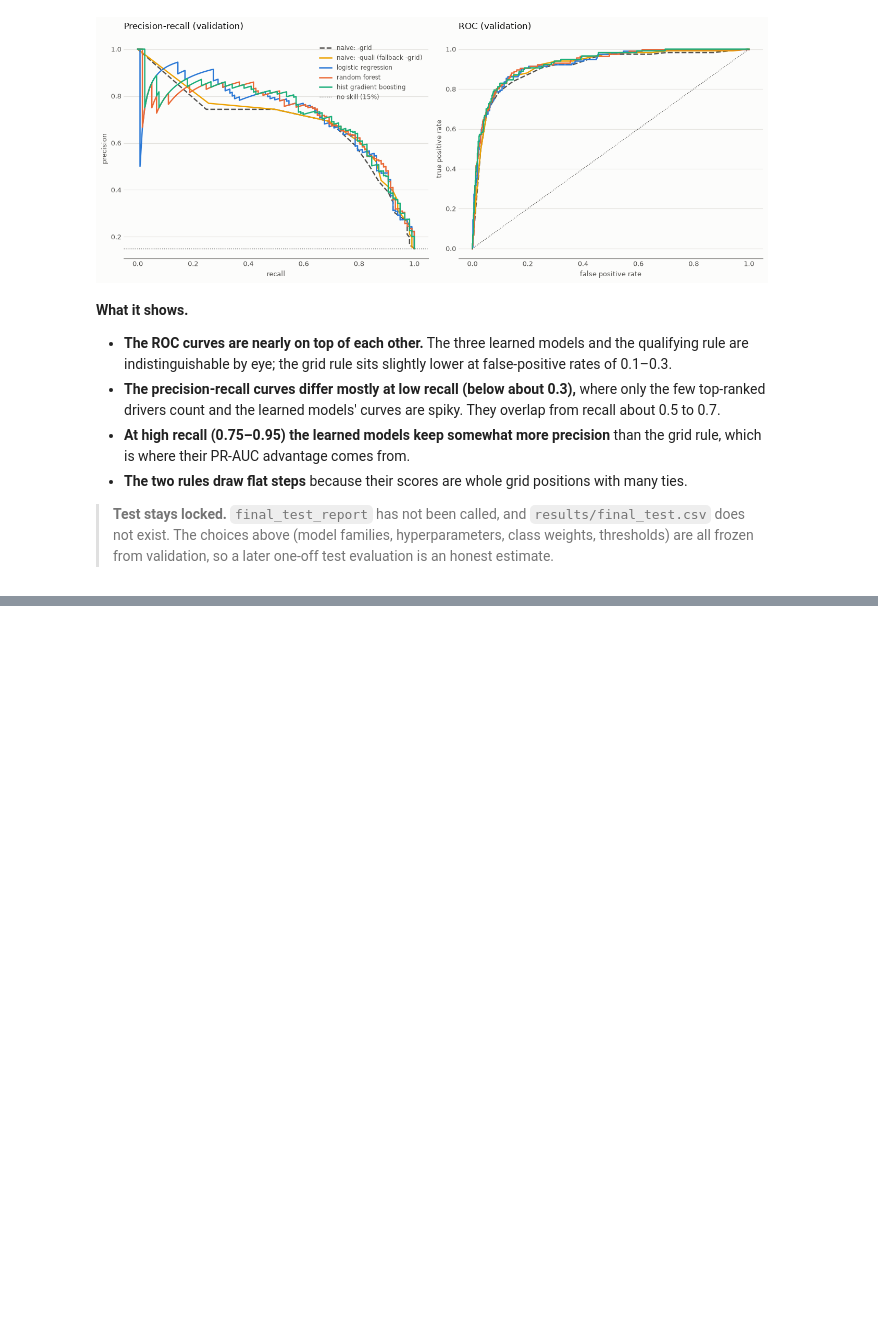
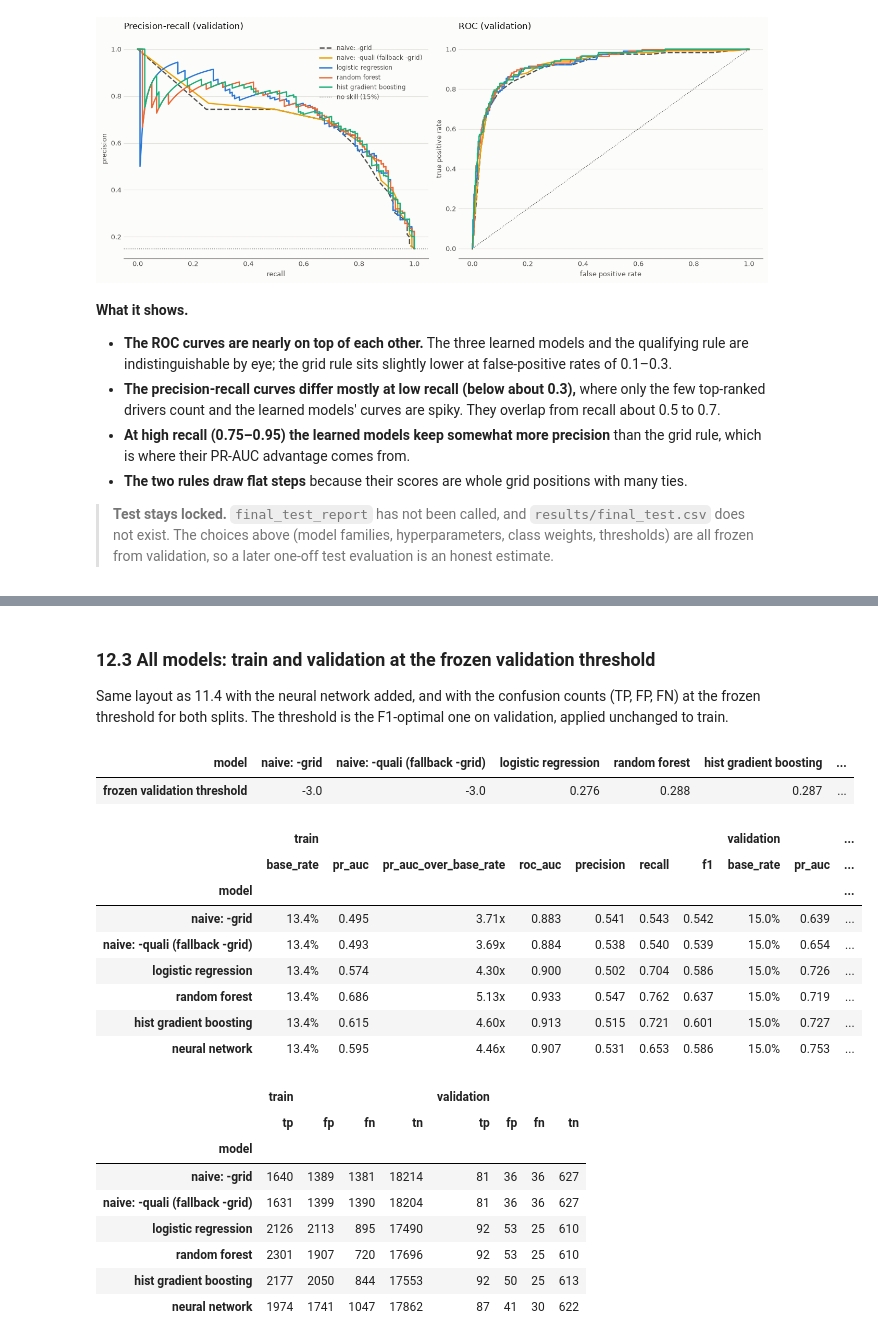
Before and after one commit to YShimy/f1-podium, a Jupyter notebook: notebooks/milestone1.ipynb, the cells around one changed output, grey strips where cells are left out. Drawn from its saved outputs; the diff is of its cells as text; code cells hidden in the pictures; blank space fills up the shorter version.

```diff
--- a/notebooks/milestone1.ipynb
+++ b/notebooks/milestone1.ipynb
@@ -3510,0 +3705,47 @@ plt.show()
+# %% [markdown]
+### 12.3 All models: train and validation at the frozen validation threshold
+
+Same layout as 11.4 with the neural network added, and with the confusion counts (TP, FP, FN) at the frozen threshold
+for both splits. The threshold is the F1-optimal one on validation, applied unchanged to train.
+# %%
+cmp_all = pd.concat([cmp, pd.DataFrame([nn_row]).set_index("model")])
+all_val_scores = {**val_scores, "neural network": nn_val_scores}
+metric_cols = ["base_rate", "pr_auc", "pr_auc_over_base_rate", "roc_auc", "precision", "recall", "f1"]
+all_tv = pd.concat({
+    "train": cmp_all[[f"train_{c}" for c in metric_cols]].rename(columns=lambda c: c[len("train_"):]),
+    "validation": cmp_all[[f"val_{c}" for c in metric_cols]].rename(columns=lambda c: c[len("val_"):]),
+    "gap (train − validation)": cmp_all[["gap_pr_auc", "gap_roc_auc", "gap_f1"]].rename(columns=lambda c: c[len("gap_"):]),
+}, axis=1)
+display(pd.DataFrame({"frozen validation threshold": cmp_all["threshold"]}).T.round(3))
+fmt = {c: "{:.3f}" for c in all_tv.columns}
+for split in ("train", "validation"):
+    fmt[(split, "base_rate")] = "{:.1%}"
+    fmt[(split, "pr_auc_over_base_rate")] = "{:.2f}x"
+display(all_tv.style.format(fmt))
+
+counts = pd.concat({
+    "train": cmp_all[["train_tp", "train_fp", "train_fn", "train_tn"]].rename(columns=lambda c: c[len("train_"):]),
+    "validation": cmp_all[["val_tp", "val_fp", "val_fn", "val_tn"]].rename(columns=lambda c: c[len("val_"):]),
+}, axis=1)
+display(counts)
+# %% [output]
+| model | naive: -grid | naive: -quali (fallback -grid) | logistic regression | random forest | hist gradient boosting | ... |
+| frozen validation threshold | -3.0 | -3.0 | 0.276 | 0.288 | 0.287 | ... |
+|  | train |  |  |  |  |  |  | validation |  | ... |
+|  | base_rate | pr_auc | pr_auc_over_base_rate | roc_auc | precision | recall | f1 | base_rate | pr_auc | ... |
+| model |  |  |  |  |  |  |  |  |  | ... |
+| naive: -grid | 13.4% | 0.495 | 3.71x | 0.883 | 0.541 | 0.543 | 0.542 | 15.0% | 0.639 | ... |
+| naive: -quali (fallback -grid) | 13.4% | 0.493 | 3.69x | 0.884 | 0.538 | 0.540 | 0.539 | 15.0% | 0.654 | ... |
+| logistic regression | 13.4% | 0.574 | 4.30x | 0.900 | 0.502 | 0.704 | 0.586 | 15.0% | 0.726 | ... |
+| random forest | 13.4% | 0.686 | 5.13x | 0.933 | 0.547 | 0.762 | 0.637 | 15.0% | 0.719 | ... |
+| hist gradient boosting | 13.4% | 0.615 | 4.60x | 0.913 | 0.515 | 0.721 | 0.601 | 15.0% | 0.727 | ... |
+| neural network | 13.4% | 0.595 | 4.46x | 0.907 | 0.531 | 0.653 | 0.586 | 15.0% | 0.753 | ... |
+|  | train |  |  |  | validation |  |  |  |
+|  | tp | fp | fn | tn | tp | fp | fn | tn |
+| model |  |  |  |  |  |  |  |  |
+| naive: -grid | 1640 | 1389 | 1381 | 18214 | 81 | 36 | 36 | 627 |
+| naive: -quali (fallback -grid) | 1631 | 1399 | 1390 | 18204 | 81 | 36 | 36 | 627 |
+| logistic regression | 2126 | 2113 | 895 | 17490 | 92 | 53 | 25 | 610 |
+| random forest | 2301 | 1907 | 720 | 17696 | 92 | 53 | 25 | 610 |
+| hist gradient boosting | 2177 | 2050 | 844 | 17553 | 92 | 50 | 25 | 613 |
+| neural network | 1974 | 1741 | 1047 | 17862 | 87 | 41 | 30 | 622 |
```
Also changed, not shown: parts of 22 cells of this notebook, 1 other file.
